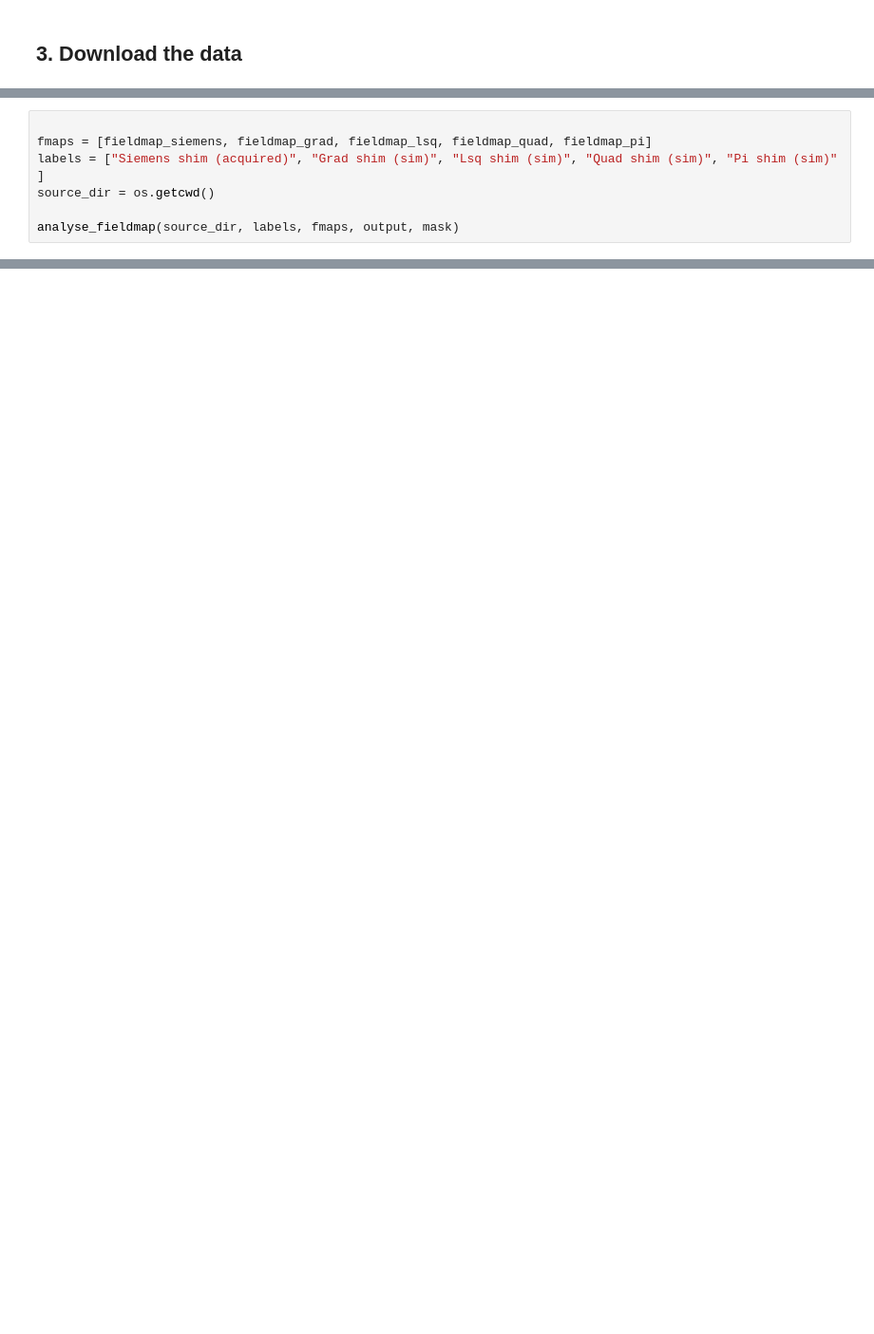
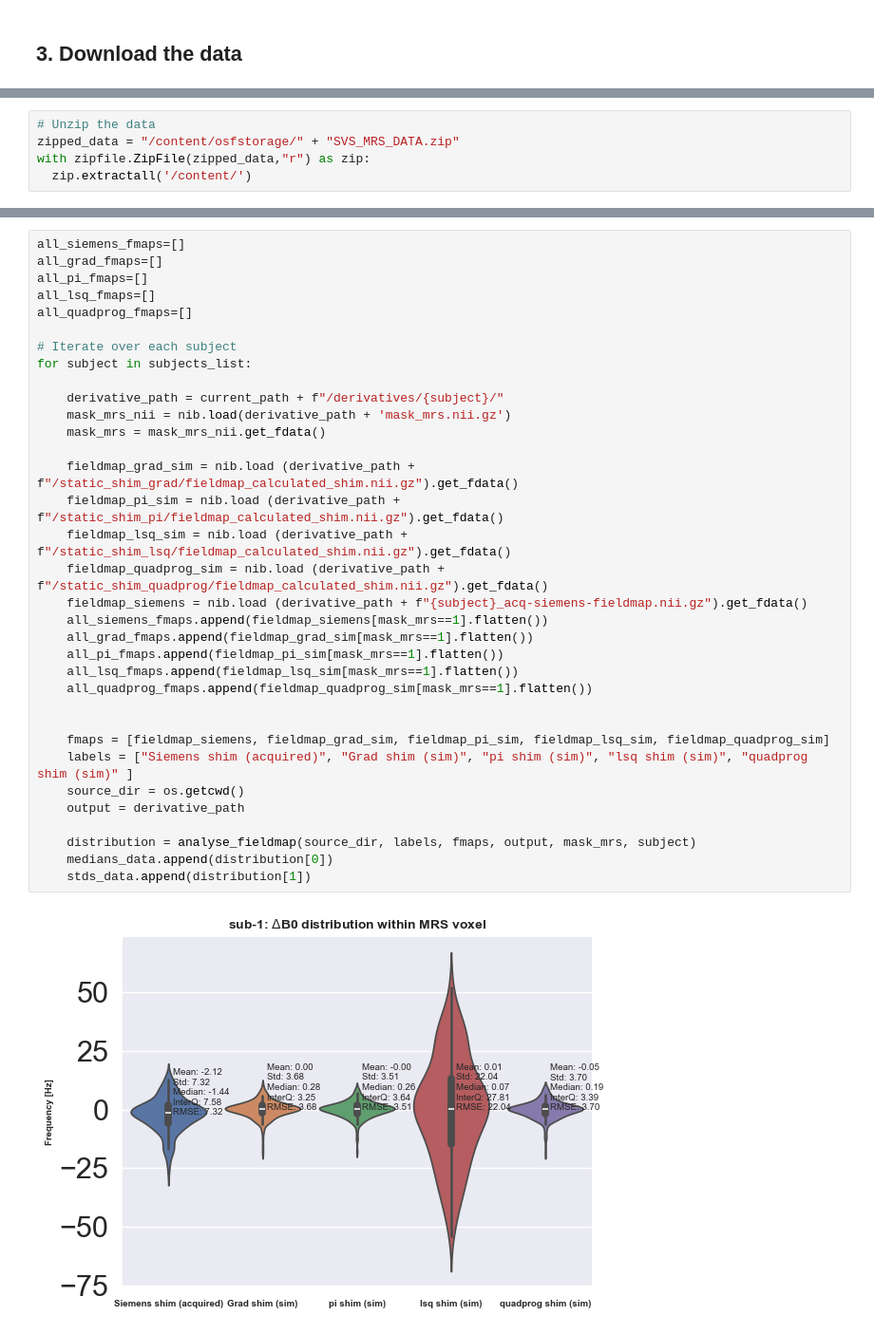
Before and after one commit to neuropoly/single_voxel_mrs_b0_shimming, a Jupyter notebook: SVS_processing.ipynb, the cells around one changed output, grey strips where cells are left out. Shown at 95% size. Cells and saved outputs as stored; diff of their text form; blank space fills up the shorter version.

Commit message:
updating the plots and doing bash analysis for MRS and shimming

```diff
--- a/SVS_processing.ipynb
+++ b/SVS_processing.ipynb
@@ -172,7 +75,0 @@ def analyse_fieldmap(source_dir, labels, fieldmaps, output, mask):
-# %%
-
-fmaps = [fieldmap_siemens, fieldmap_grad, fieldmap_lsq, fieldmap_quad, fieldmap_pi]
-labels = ["Siemens shim (acquired)", "Grad shim (sim)", "Lsq shim (sim)", "Quad shim (sim)", "Pi shim (sim)" ]
-source_dir = os.getcwd()
-
-analyse_fieldmap(source_dir, labels, fmaps, output, mask)
@@ -274,0 +81,5 @@ divide by zero encountered in divide
+# %%
+# Unzip the data
+zipped_data = "/content/osfstorage/" + "SVS_MRS_DATA.zip"
+with zipfile.ZipFile(zipped_data,"r") as zip:
+  zip.extractall('/content/')
@@ -274,0 +297,36 @@ divide by zero encountered in divide
+# %%
+all_siemens_fmaps=[]
+all_grad_fmaps=[]
+all_pi_fmaps=[]
+all_lsq_fmaps=[]
+all_quadprog_fmaps=[]
+
+# Iterate over each subject
+for subject in subjects_list:
+
+    derivative_path = current_path + f"/derivatives/{subject}/"
+    mask_mrs_nii = nib.load(derivative_path + 'mask_mrs.nii.gz')
+    mask_mrs = mask_mrs_nii.get_fdata()
+
+    fieldmap_grad_sim = nib.load (derivative_path + f"/static_shim_grad/fieldmap_calculated_shim.nii.gz").get_fdata()
+    fieldmap_pi_sim = nib.load (derivative_path + f"/static_shim_pi/fieldmap_calculated_shim.nii.gz").get_fdata()
+    fieldmap_lsq_sim = nib.load (derivative_path + f"/static_shim_lsq/fieldmap_calculated_shim.nii.gz").get_fdata()
+    fieldmap_quadprog_sim = nib.load (derivative_path + f"/static_shim_quadprog/fieldmap_calculated_shim.nii.gz").get_fdata()
+    fieldmap_siemens = nib.load (derivative_path + f"{subject}_acq-siemens-fieldmap.nii.gz").get_fdata()
+    all_siemens_fmaps.append(fieldmap_siemens[mask_mrs==1].flatten())
+    all_grad_fmaps.append(fieldmap_grad_sim[mask_mrs==1].flatten())
+    all_pi_fmaps.append(fieldmap_pi_sim[mask_mrs==1].flatten())
+    all_lsq_fmaps.append(fieldmap_lsq_sim[mask_mrs==1].flatten())
+    all_quadprog_fmaps.append(fieldmap_quadprog_sim[mask_mrs==1].flatten())
+
+
+    fmaps = [fieldmap_siemens, fieldmap_grad_sim, fieldmap_pi_sim, fieldmap_lsq_sim, fieldmap_quadprog_sim]
+    labels = ["Siemens shim (acquired)", "Grad shim (sim)", "pi shim (sim)", "lsq shim (sim)", "quadprog shim (sim)" ]
+    source_dir = os.getcwd()
+    output = derivative_path
+
+    distribution = analyse_fieldmap(source_dir, labels, fmaps, output, mask_mrs, subject)
+    medians_data.append(distribution[0])
+    stds_data.append(distribution[1])
+# %% [output]
+[figure, added]
```
Also changed, not shown: parts of 54 cells of this notebook.
